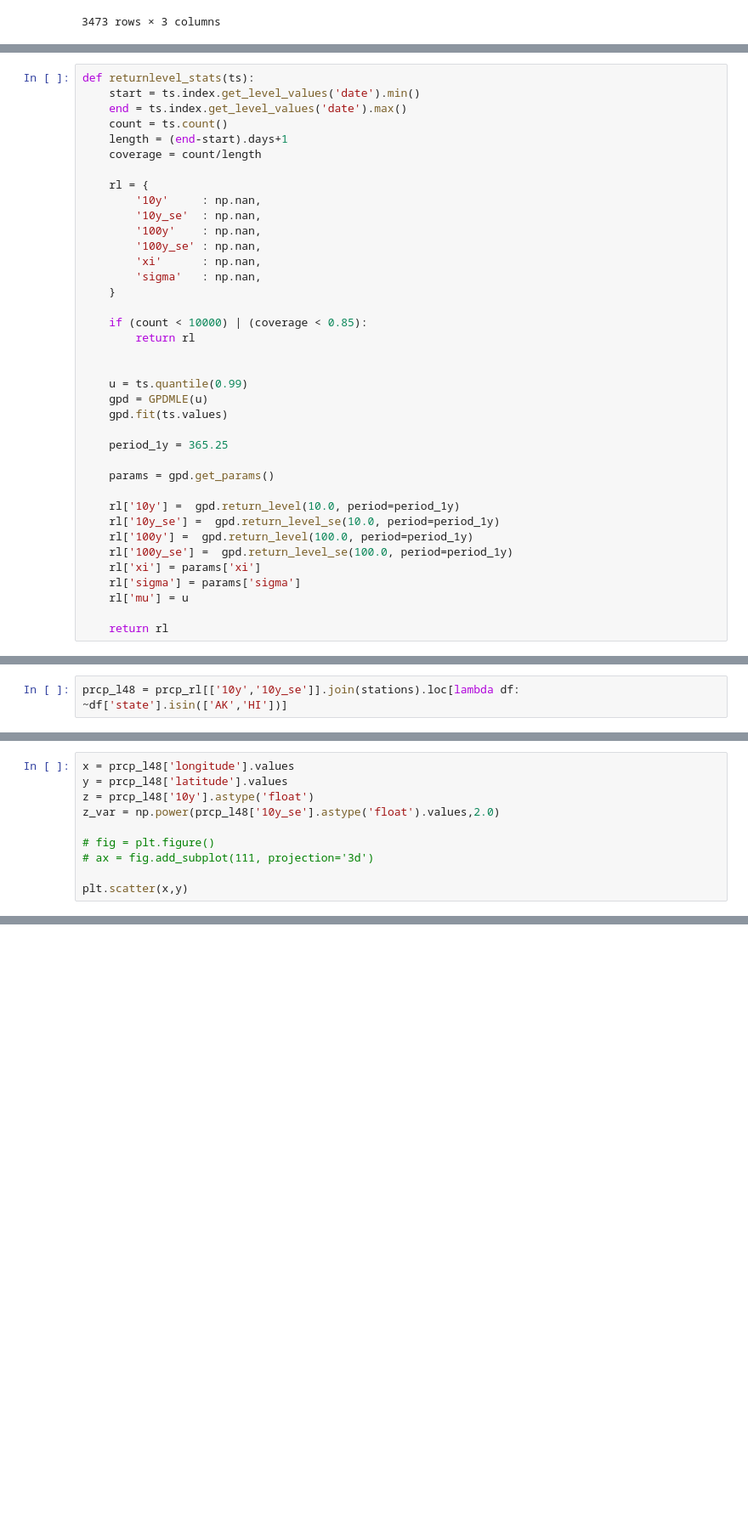
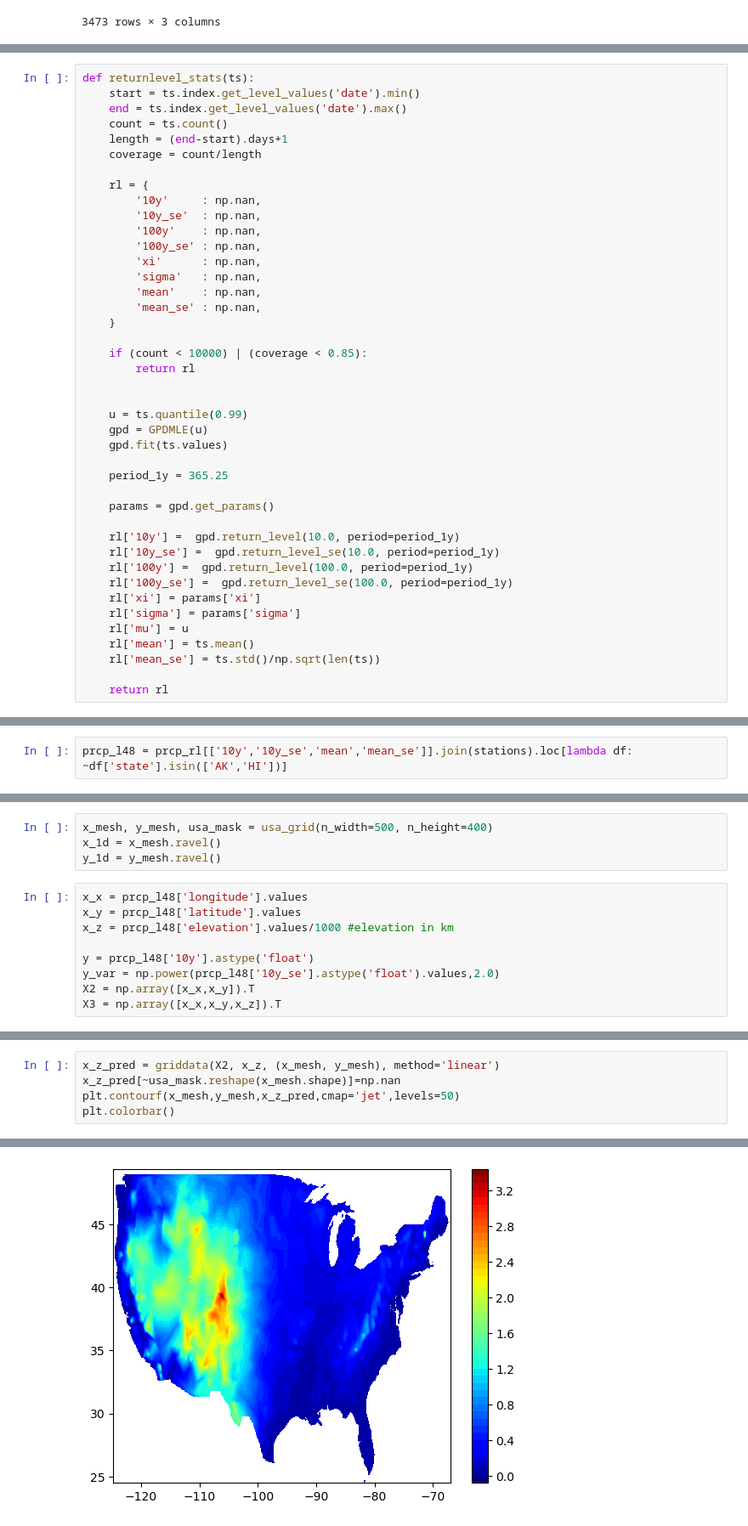
Before and after one commit to jjmossel/extremeweather, a Jupyter notebook: notebooks/PRCP_US_01.ipynb, the cells around one changed output, grey strips where cells are left out. Shown at 85% size. Drawn from its saved outputs; the diff is of its cells as text; blank space fills up the shorter version.

```diff
--- a/notebooks/PRCP_US_01.ipynb
+++ b/notebooks/PRCP_US_01.ipynb
@@ -55,6 +66,8 @@ def returnlevel_stats(ts):
         '100y_se' : np.nan,
         'xi'      : np.nan,
         'sigma'   : np.nan,
+        'mean'    : np.nan,
+        'mean_se' : np.nan,
     }
 
     if (count < 10000) | (coverage < 0.85):
@@ -76,6 +89,8 @@ def returnlevel_stats(ts):
     rl['xi'] = params['xi']
     rl['sigma'] = params['sigma']
     rl['mu'] = u
+    rl['mean'] = ts.mean()
+    rl['mean_se'] = ts.std()/np.sqrt(len(ts))
 
     return rl
 # %%
@@ -98,2 +104,2 @@ from sklearn.gaussian_process.kernels import RBF, WhiteKernel
 # %%
-prcp_l48 = prcp_rl[['10y','10y_se']].join(stations).loc[lambda df: ~df['state'].isin(['AK','HI'])]
+prcp_l48 = prcp_rl[['10y','10y_se','mean','mean_se']].join(stations).loc[lambda df: ~df['state'].isin(['AK','HI'])]
@@ -100,10 +110,13 @@ prcp_l48 = prcp_rl[['10y','10y_se']].join(stations).loc[lambda df: ~df['state'].
+# %%
+x_mesh, y_mesh, usa_mask = usa_grid(n_width=500, n_height=400)
+x_1d = x_mesh.ravel()
+y_1d = y_mesh.ravel()
 # %%
-x = prcp_l48['longitude'].values
-y = prcp_l48['latitude'].values
-z = prcp_l48['10y'].astype('float')
-z_var = np.power(prcp_l48['10y_se'].astype('float').values,2.0)
+x_x = prcp_l48['longitude'].values
+x_y = prcp_l48['latitude'].values
+x_z = prcp_l48['elevation'].values/1000 #elevation in km
 
-# fig = plt.figure()
-# ax = fig.add_subplot(111, projection='3d')
-
-plt.scatter(x,y)
+y = prcp_l48['10y'].astype('float')
+y_var = np.power(prcp_l48['10y_se'].astype('float').values,2.0)
+X2 = np.array([x_x,x_y]).T
+X3 = np.array([x_x,x_y,x_z]).T
@@ -117,0 +123,6 @@ X.shape
+# %%
+x_z_pred = griddata(X2, x_z, (x_mesh, y_mesh), method='linear')
+x_z_pred[~usa_mask.reshape(x_mesh.shape)]=np.nan
+plt.contourf(x_mesh,y_mesh,x_z_pred,cmap='jet',levels=50)
+plt.colorbar()
+# %% [output]
@@ -118,3 +130,4 @@ X.shape
+[figure, added]
 # %%
 
 
```
Also changed, not shown: parts of 26 cells of this notebook.
